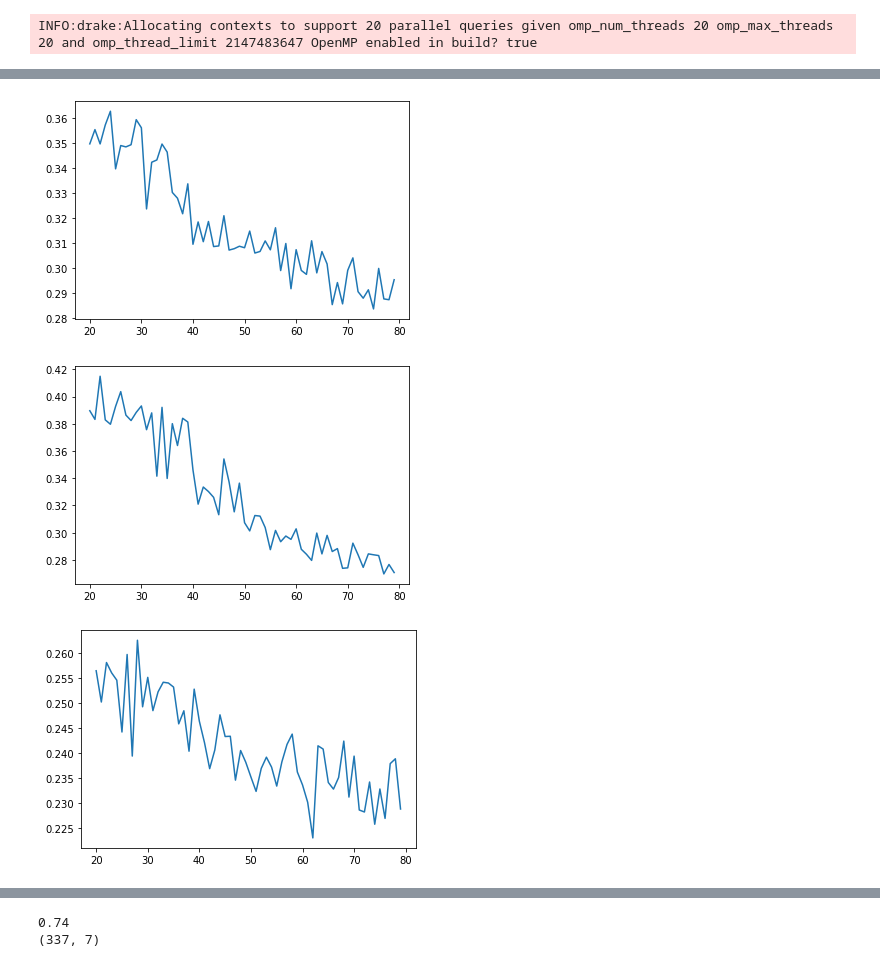
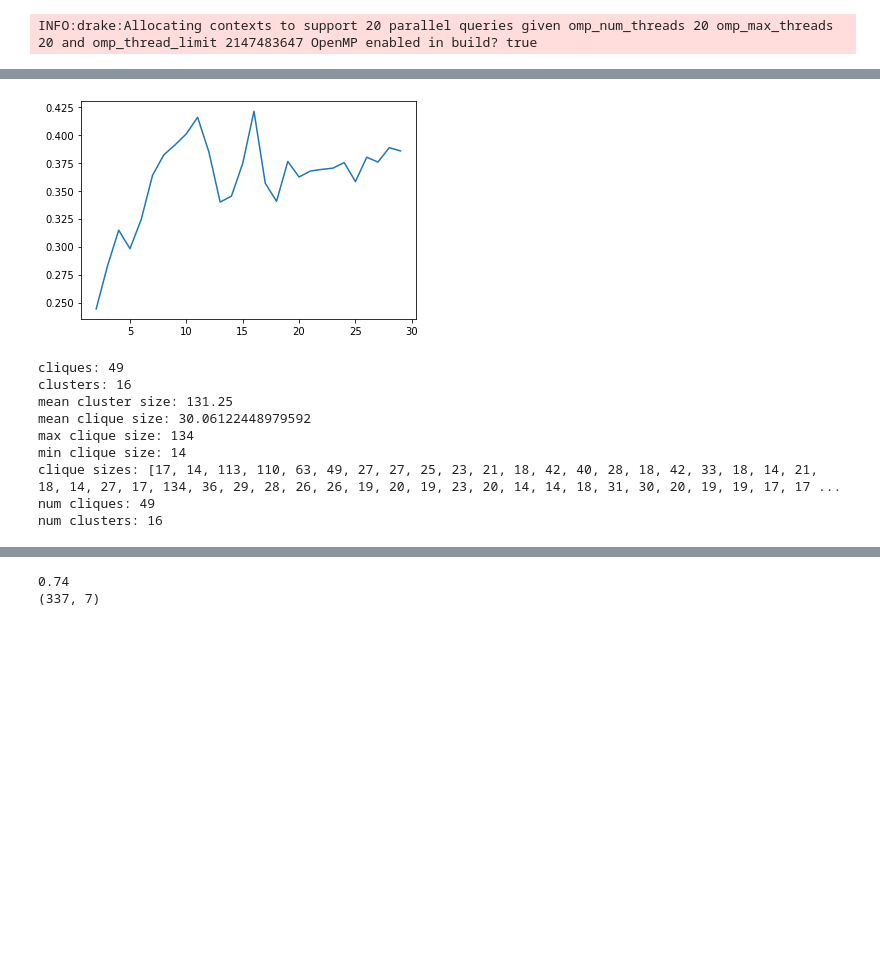
Before and after one commit to wernerpe/cvisiris_examples, a Jupyter notebook: 7dof_bins_gcs.ipynb, the cells around one changed output, grey strips where cells are left out. Cells and saved outputs as stored; diff of their text form; code cells hidden in the pictures; blank space fills up the shorter version.

```diff
--- a/7dof_bins_gcs.ipynb
+++ b/7dof_bins_gcs.ipynb
@@ -127,7 +88,7 @@ showres = partial(show_pose,
                   endeff_frame = 'body',
                   show_body_frame=show_body_frame)
 # %%
-q = np.zeros(plant.num_positions())
+q_meshcat = np.zeros(plant.num_positions())
 
 sliders = []
 for i in range(plant.num_positions()):
@@ -136,8 +97,8 @@ for i in range(plant.num_positions()):
     sliders.append(widgets.FloatSlider(min=q_low, max=q_high, value=0, description=f"q{i}"))
 
 def handle_slider_change(change, idx):
-    q[idx] = change['new']
-    showres(q)
+    q_meshcat[idx] = change['new']
+    showres(q_meshcat)
 
 idx = 0
 for slider in sliders:
@@ -265,9 +250,9 @@ INFO:drake:Allocating contexts to support 20 parallel queries given omp_num_thre
 # %%
 import os
 import pickle
-Npts= 2000
-if f"7dof_bin_sampl3_{Npts}.pkl" in os.listdir('tmp'):
-    with open(f"tmp/7dof_bin_sampl3_{Npts}.pkl", 'rb') as f:
+Npts= 100
+if f"7dof_bin_sampl73_3{Npts}_{scale}.pkl" in os.listdir('tmp'):
+    with open(f"tmp/7dof_bin_sampl7_{Npts}_{scale}.pkl", 'rb') as f:
         d = pickle.load(f)
         q_obj = d['q_obj']
         t_obj = d['t_obj']
@@ -282,5 +267,5 @@ else:
         q_obj +=[q]
         t_obj +=[t]
         ad_obj +=[ad_obj]
-    with open(f"tmp/7dof_bin_sampl3_{Npts}.pkl", 'wb') as f:
+    with open(f"tmp/7dof_bin_sampl7_{Npts}_{scale}.pkl", 'wb') as f:
         pickle.dump({'q_obj':q_obj, 't_obj':t_obj, 'ad_obj': ad_obj}, f)
@@ -294,43 +334,76 @@ from sklearn.cluster import KMeans
 from sklearn.metrics import silhouette_score
 import matplotlib.pyplot as plt
 cliques_obj = []
-for q, t in zip(q_obj, t_obj):
+num_clusters_obj = []
+cluster_sizes_obj = []
+for i, (q, t) in enumerate(zip(q_dense_obj, t_dense_obj)):
+    q_regularized = (q - np.mean(q, axis = 0))/np.std(q, axis = 0)
     sil = []
     kmsol = []
-    clus_vals = np.arange(20,80)
+    min_k = 2#[5,5, 5]
+    max_k = 30#[20, 20, 100 ]
+    clus_vals = np.arange(min_k,max_k)
     for k in clus_vals:
         #print(k)
-        km = KMeans(n_clusters=k).fit(q)
+        km = KMeans(n_clusters=k).fit(q_regularized)
         kmsol.append(km)
         labels = km.labels_
-        sil.append(silhouette_score(q, labels, metric='euclidean'))
+        sil.append(silhouette_score(q_regularized, labels, metric='euclidean'))
 
     fig = plt.figure()
     plt.plot(clus_vals,sil)
 
     best_clustering = kmsol[np.argmax(sil)]
     num_clusters = clus_vals[np.argmax(sil)]
     q_clus = [q[np.where(best_clustering.labels_ == l )[0], :] for l in range(num_clusters)]
     t_clus = [t[np.where(best_clustering.labels_ == l )[0], :] for l in range(num_clusters)]
     idx_clus = [np.where(best_clustering.labels_ == l )[0] for l in range(num_clusters)]
+    clus_sizes = [len(qc) for qc in q_clus]
+    cluster_sizes_obj.append(clus_sizes)
+    num_clusters_obj.append(len(q_clus))
     vgraph_clus = [vgraph_handle(qc) for qc in q_clus]
     cliques_cluster = []
     for ad in vgraph_clus:
-        smin =5
+        smin = 14
         cliques = compute_greedy_clique_partition(ad.toarray(), min_cliuqe_size=smin)
         cl = []
         for c in cliques:
             if len(c)>=smin:
                cl.append(c)
         cliques_cluster.append(cl)
     cliques_clusters_glob = []
     for clus_idx, cliques in enumerate(cliques_cluster):
         for c in cliques:
             if len(c):
                 cliques_clusters_glob.append(idx_clus[clus_idx][c])
     cliques_obj.append(cliques_clusters_glob)
 # %% [output]
-[figure, old version]
+[figure, new version]
-[figure, removed]
-[figure, removed]
+# %%
+#stats on clusters
+cliques = 0
+clusters = 0
+for i in range(len(cluster_sizes_obj)):
+    print(f"cliques: {len(cliques_obj[i])}")
+    print(f"clusters: { num_clusters_obj[i]}")
+    print(f"mean cluster size: {np.mean(cluster_sizes_obj[i])}")
+    print(f"mean clique size: {np.mean([len(c) for c in cliques_obj[i]])}")
+    print(f"max clique size: {np.max([len(c) for c in cliques_obj[i]])}")
+    print(f"min clique size: {np.min([len(c) for c in cliques_obj[i]])}")
+    print(f"clique sizes: {[len(c) for c in cliques_obj[i]]}")
+    cliques += len(cliques_obj[i])
+    clusters += num_clusters_obj[i]
+
+print(f"num cliques: {cliques}")
+print(f"num clusters: {clusters}")
+# %% [output]
+cliques: 49
+clusters: 16
+mean cluster size: 131.25
+mean clique size: 30.06122448979592
+max clique size: 134
+min clique size: 14
+clique sizes: [17, 14, 113, 110, 63, 49, 27, 27, 25, 23, 21, 18, 42, 40, 28, 18, 42, 33, 18, 14, 21, 18, 14, 27, 17, 134, 36, 29, 28, 26, 26, 19, 20, 19, 23, 20, 14, 14, 18, 31, 30, 20, 19, 19, 17, 17 ...
+num cliques: 49
+num clusters: 16
 # %%
```
Also changed, not shown: parts of 52 cells of this notebook, 9 other files.
